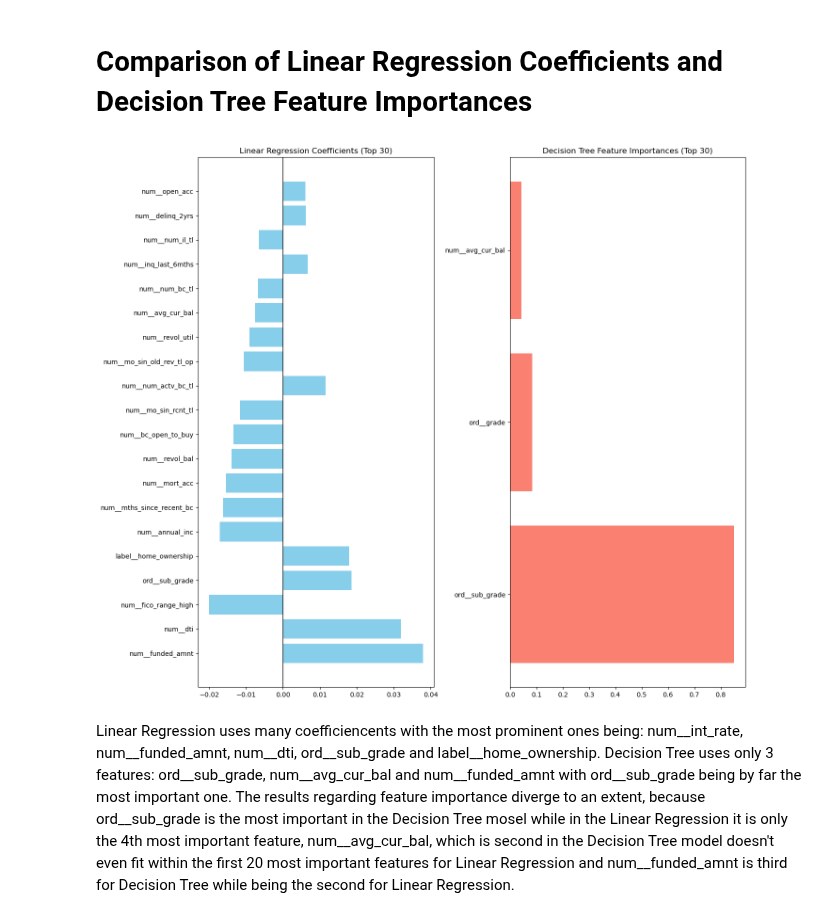
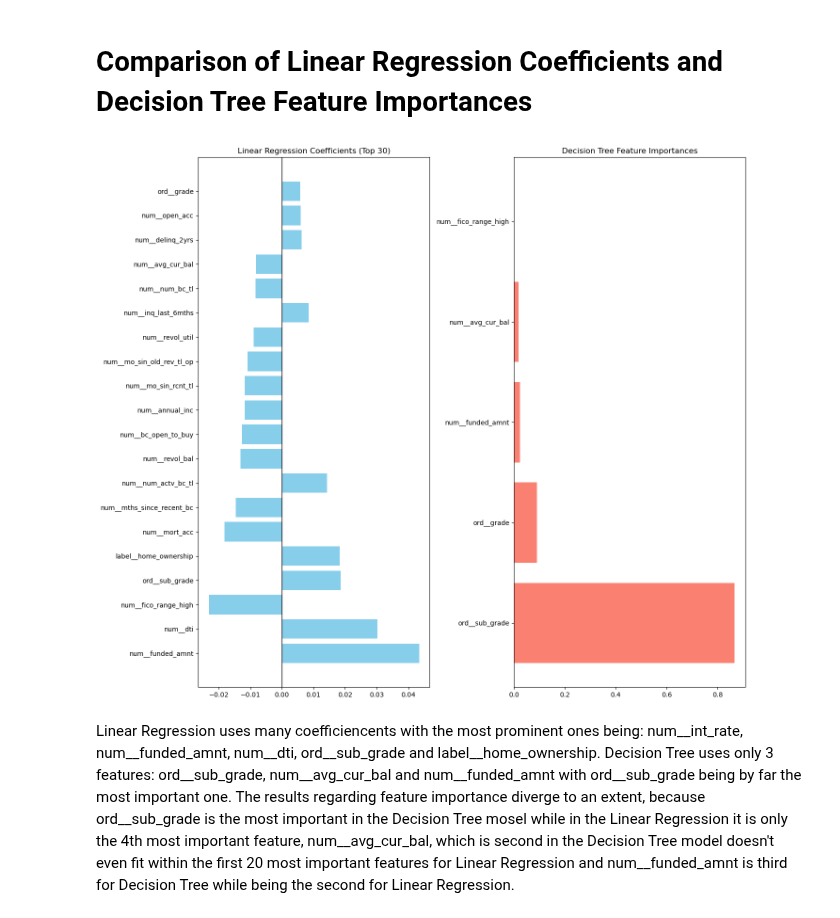
Before and after one commit to Sheetal-12/Interpretable-Credit-Default-Prediction, a Jupyter notebook: notebooks/step4.ipynb, the cells around one changed output. Saved outputs shown, nothing was run; the diff lists cells and outputs as text; code cells hidden in the pictures.

```diff
--- a/notebooks/step4.ipynb
+++ b/notebooks/step4.ipynb
@@ -39,19 +39,22 @@ df = df.sort_values("passthrough__issue_d").reset_index(drop=True)
 X = df.drop(columns = ["target", "Predicted probabilities", 'passthrough__issue_d', 'passthrough__zip_code', 'passthrough__Pct_afro_american', "predicted"])
 y = df["predicted"]
 # %%
-train_years = [df["passthrough__issue_d"].min(), df["passthrough__issue_d"].min() + 2]  # first 3 years
-val_year = train_years[1] + 1                                 # 4th year
-test_year = val_year + 1                                      # 5th year
+train_years = [df["passthrough__issue_d"].min(), df["passthrough__issue_d"].min() + 5]  # first 6 years
+val_year = train_years[1] + 1                                # 7th year
+test_years = [val_year + 1, val_year + 2]                    # 8th + 9th years
 
+# Train set
 X_train = X[df["passthrough__issue_d"].between(train_years[0], train_years[1])]
 y_train = y[df["passthrough__issue_d"].between(train_years[0], train_years[1])]
 
+# Validation set
 X_val = X[df["passthrough__issue_d"] == val_year]
 y_val = y[df["passthrough__issue_d"] == val_year]
 
-X_test = X[df["passthrough__issue_d"] == test_year]
-y_test = y[df["passthrough__issue_d"] == test_year]
+# Test set (two years)
+X_test = X[df["passthrough__issue_d"].between(test_years[0], test_years[1])]
+y_test = y[df["passthrough__issue_d"].between(test_years[0], test_years[1])]
 
-print(f"Train years: {train_years}, Val year: {val_year}, Test year: {test_year}")
+print(f"Train years: {train_years}, Val year: {val_year}, Test years: {test_years}")
 print(f"Train size: {len(X_train)}, Val size: {len(X_val)}, Test size: {len(X_test)}")
 # %% [output]
@@ -127,36 +130,36 @@ From the decision tree plot we can see that the decision tree surrogate model us
 coef_df = pd.DataFrame({
     "Feature": X.columns,
     "Linear_Coefficient": lin_reg.coef_
 })
 
 # Collect importances from Decision Tree
 importances_df = pd.DataFrame({
     "Feature": X.columns,
     "Tree_Importance": tree_reg.feature_importances_
 })
 
 # Top 20 for Linear Regression
 top20_lin = coef_df.reindex(coef_df["Linear_Coefficient"].abs().sort_values(ascending=False).index).head(20)
 
 # Top 20 for Decision Tree
-top20_tree = importances_df.sort_values(by="Tree_Importance", ascending=False).head(3)
+top20_tree = importances_df.sort_values(by="Tree_Importance", ascending=False).head(5)
 
 # Plot separately
 fig, axes = plt.subplots(1, 2, figsize=(14, 12))
 
 # Linear Regression Coefficients
 axes[0].barh(top20_lin["Feature"], top20_lin["Linear_Coefficient"], color="skyblue")
 axes[0].set_title("Linear Regression Coefficients (Top 30)")
 axes[0].axvline(0, color="black", linewidth=1)
 
 # Decision Tree Importances
 axes[1].barh(top20_tree["Feature"], top20_tree["Tree_Importance"], color="salmon")
-axes[1].set_title("Decision Tree Feature Importances (Top 30)")
+axes[1].set_title("Decision Tree Feature Importances")
 
 plt.tight_layout()
 plt.show()
 # %% [output]
-[figure, old version]
+[figure, new version]
 # %% [markdown]
 Linear Regression uses many coefficiencents with the most prominent ones being: num__int_rate, num__funded_amnt, num__dti, ord__sub_grade and label__home_ownership. Decision Tree uses only 3 features: ord__sub_grade, num__avg_cur_bal and num__funded_amnt with ord__sub_grade being by far the most important one. The results regarding feature importance diverge to an extent, because ord__sub_grade is the most important in the Decision Tree mosel while in the Linear Regression it is only the 4th most important feature, num__avg_cur_bal, which is second in the Decision Tree model doesn't even fit within the first 20 most important features for Linear Regression and num__funded_amnt is third for Decision Tree while being the second for Linear Regression.
 # %% [markdown]
```
Also changed, not shown: parts of 4 cells of this notebook, 1 other file.
